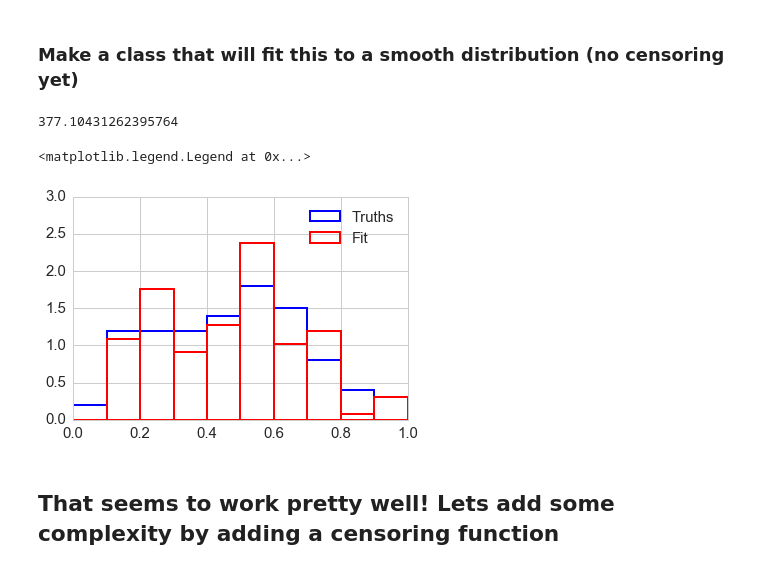
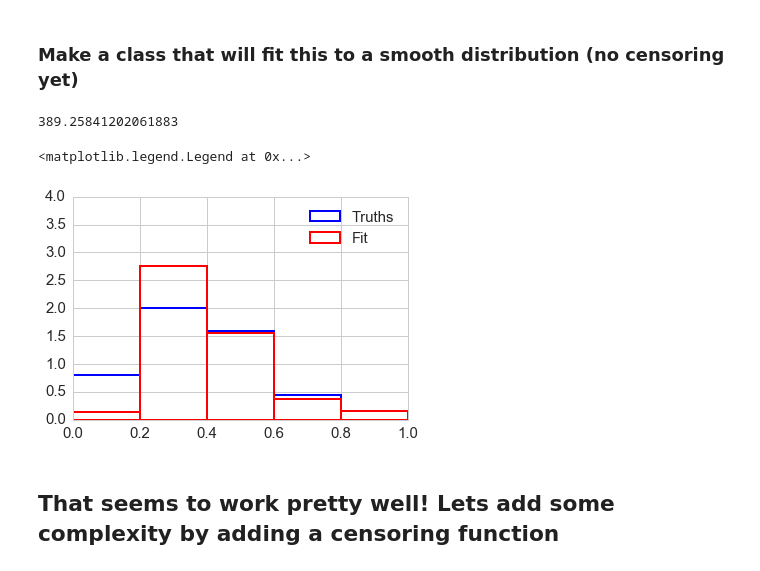
Before and after one commit to kgullikson88/BinaryInference, a Jupyter notebook: HistogramInference.ipynb, the cells around one changed output. Cells and saved outputs as stored; diff of their text form; code cells hidden in the pictures.

Commit message:
Histogram inference code works on tests

```diff
--- a/HistogramInference.ipynb
+++ b/HistogramInference.ipynb
@@ -43,0 +34,3 @@ plt.hist(q[10])
+# %%
+bins = np.arange(0, 1.05, 0.2)
+plt.hist(true_q, bins=bins)
@@ -71,7 +69,7 @@ class HistFitter(fitters.Bayesian_LS):
         # Generate the inner summation
         gamma = np.ones_like(self.bin_idx) * np.nan
         good = (self.bin_idx < self.Nbins) & (self.bin_idx >= 0) # nans in q get put in nonexistent bins
-        gamma[good] = self.Nobs * theta[self.bin_idx[good]]
+        gamma[good] = self.Nobs * self.censoring_fcn(self.qvals[good]) * theta[self.bin_idx[good]]
         summation = np.nanmean(gamma, axis=1)
 
         # Calculate the integral
@@ -110,24 +108,24 @@ class HistFitter(fitters.Bayesian_LS):
         out = minimize(errfcn, initial_guess, bounds=bounds)
         return out.x
 # %%
-bins = np.arange(0, 1.05, 0.1)
+#bins = np.arange(0, 1.05, 0.1)
 hf = HistFitter(q, bin_edges=bins)
 # %%
 theta, _ = np.histogram(true_q, bins=bins, normed=True)
 hf.lnlike(theta)
 # %% [output]
-377.10431262395764
+389.25841202061883
 # %%
 fit_pars = hf.guess_fit()
 # %%
 # Plot
 plt.bar(left=bins[:-1], width=hf.bin_widths, height=theta, label='Truths', fill=False, lw=2, edgecolor='blue')
 plt.bar(left=bins[:-1], width=hf.bin_widths, height=fit_pars, label='Fit', fill=False, lw=2, edgecolor='red')
-plt.ylim((0, 3.0))
+plt.ylim((0, 4.0))
 plt.legend(loc='best', fancybox=True)
 # %% [output]
 <matplotlib.legend.Legend at 0x...>
-[figure, old version]
+[figure, new version]
 # %% [markdown]
 ## That seems to work pretty well! Lets add some complexity by adding a censoring function
 # %%
```
Also changed, not shown: parts of 29 cells of this notebook.
